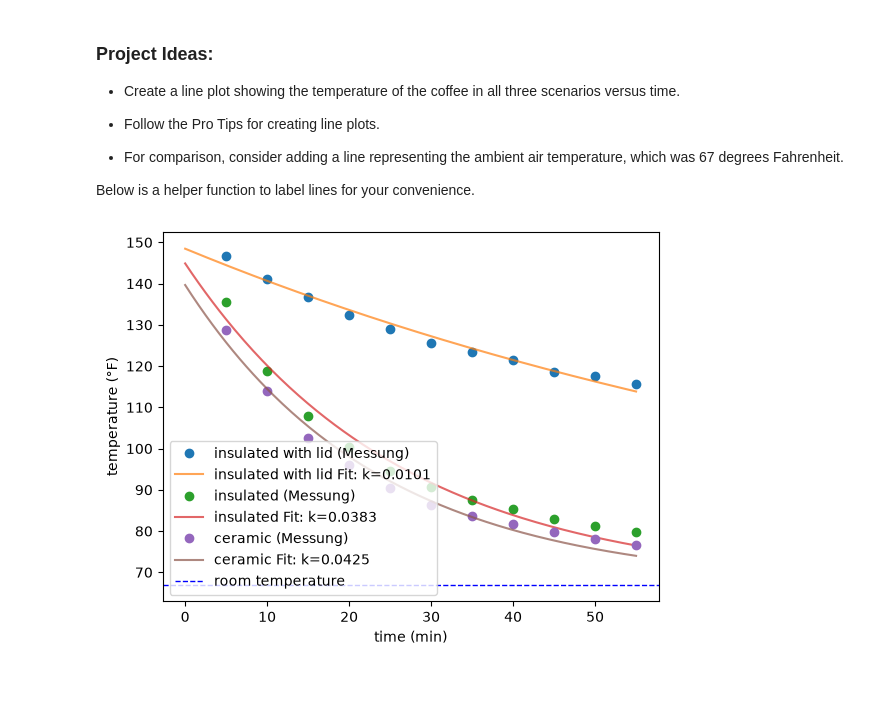
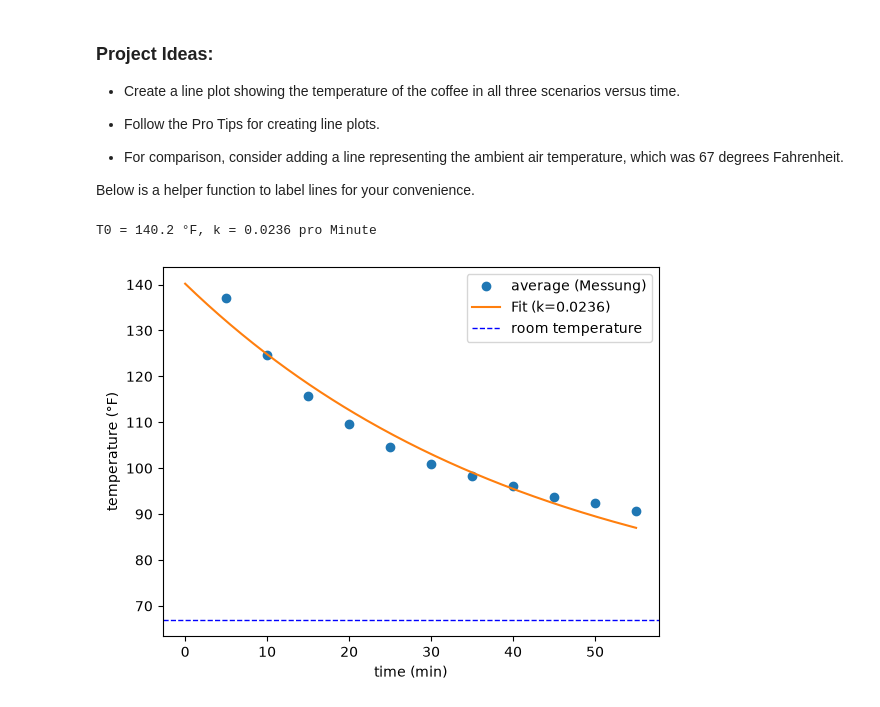
Before and after one commit to HTL3R-2627-SEW-5AX/2158_27_5AX_SEW_HTL3R, a Jupyter notebook: cisco_dse/chapter4/cooling-coffee-project/hot-coffee.ipynb, the cells around one changed output. Drawn from its saved outputs; the diff is of its cells as text; code cells hidden in the pictures.

Commit message:
third try for plot with better abnahmeprozess

```diff
--- a/cisco_dse/chapter4/cooling-coffee-project/hot-coffee.ipynb
+++ b/cisco_dse/chapter4/cooling-coffee-project/hot-coffee.ipynb
@@ -62,25 +62,26 @@ def add_end_labels(df, x, column_names, alpha=1, fontweight='normal'):
 # %%
 import numpy as np
 from scipy.optimize import curve_fit
 
 T_raum = 67
 spalten = ['insulated with lid', 'insulated', 'ceramic']
 
+df['average'] = df[spalten].mean(axis=1)
+
 def abkuehlung(t, T0, k):
     return T_raum + (T0 - T_raum) * np.exp(-k * t)
 
+(T0, k), _ = curve_fit(abkuehlung, df['time'], df['average'], p0=(150, 0.01))
+print(f'T0 = {T0:.1f} °F, k = {k:.4f} pro Minute')
+
 t_fein = np.linspace(0, df['time'].max(), 200)
-
-for spalte in spalten:
-    plt.plot(df['time'], df[spalte], 'o', label=f'{spalte} (Messung)')
-    (T0, k), _ = curve_fit(abkuehlung, df['time'], df[spalte], p0=(150, 0.01))
-    plt.plot(t_fein, abkuehlung(t_fein, T0, k), '-', alpha=0.7,
-             label=f'{spalte} Fit: k={k:.4f}')
-
+plt.plot(df['time'], df['average'], 'o', label='average (Messung)')
+plt.plot(t_fein, abkuehlung(t_fein, T0, k), '-', label=f'Fit (k={k:.4f})')
 plt.axhline(T_raum, color='b', linestyle='dashed', linewidth=1, label='room temperature')
 plt.xlabel('time (min)')
 plt.ylabel('temperature (°F)')
 plt.legend()
 plt.show()
 # %% [output]
+T0 = 140.2 °F, k = 0.0236 pro Minute
-[figure, old version]
+[figure, new version]
```
